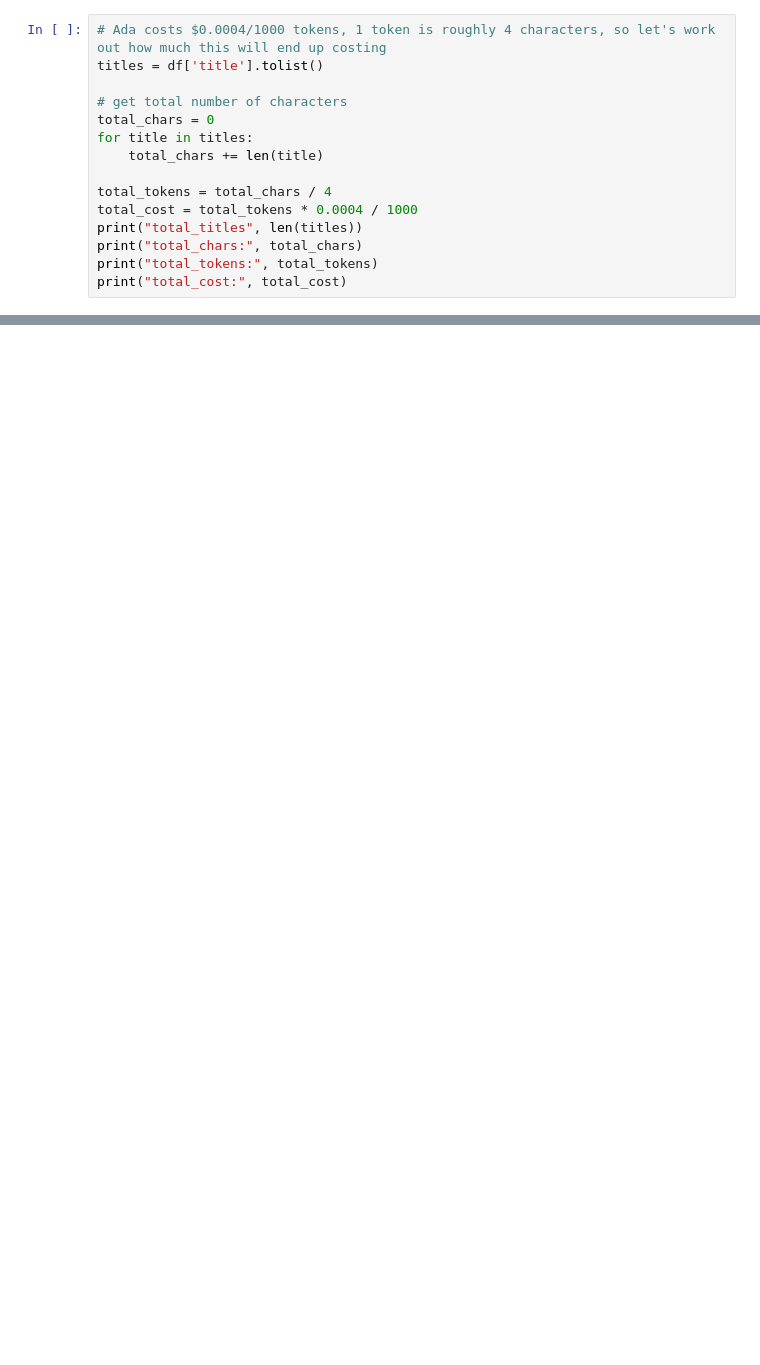
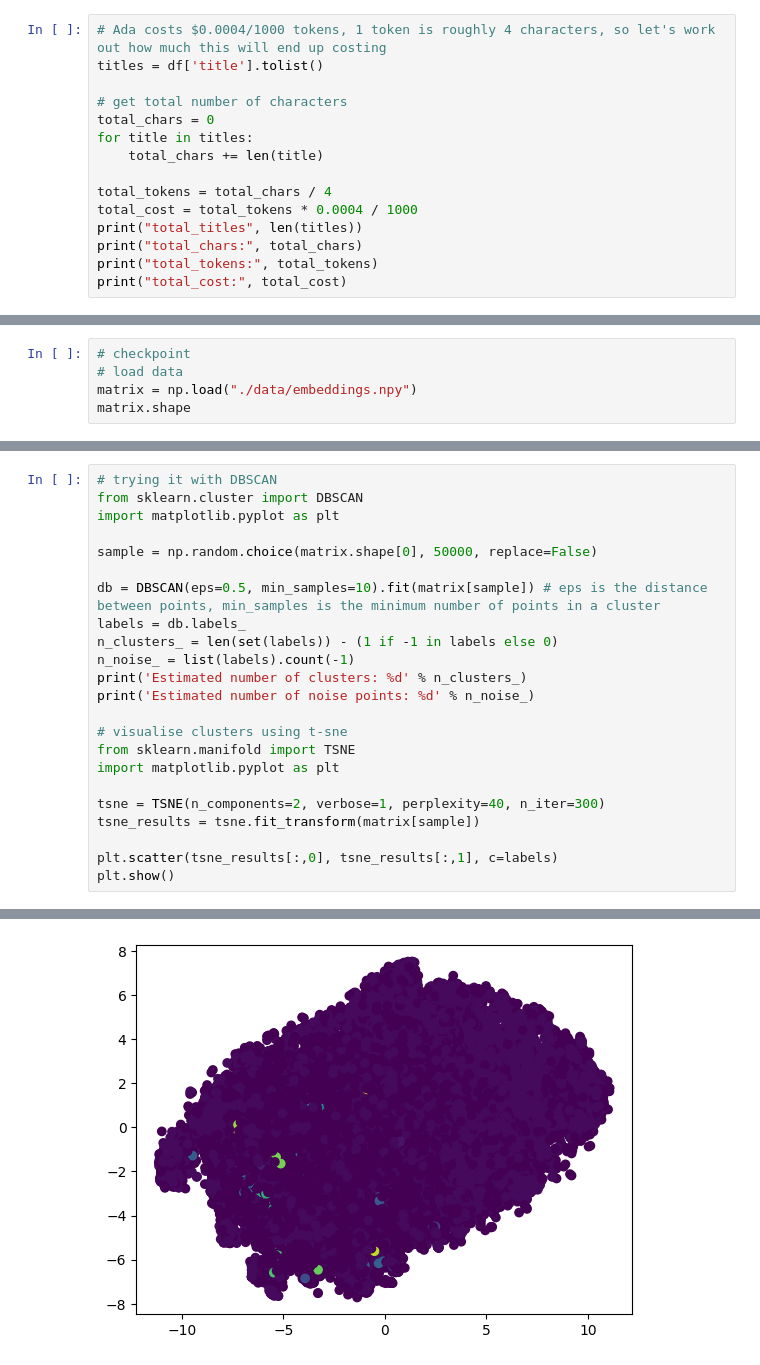
Before and after one commit to Lyncht98/riverstone-nlp-test, a Jupyter notebook: request-1.ipynb, the cells around one changed output, grey strips where cells are left out. Saved outputs shown, nothing was run; the diff lists cells and outputs as text; blank space fills up the shorter version.

```diff
--- a/request-1.ipynb
+++ b/request-1.ipynb
@@ -236,0 +221,5 @@ AttributeError: 'DataFrameGroupBy' object has no attribute 'Score'
+# %%
+# checkpoint
+# load data
+matrix = np.load("./data/embeddings.npy")
+matrix.shape
@@ -236,0 +306,24 @@ AttributeError: 'DataFrameGroupBy' object has no attribute 'Score'
+# %%
+# trying it with DBSCAN
+from sklearn.cluster import DBSCAN
+import matplotlib.pyplot as plt
+
+sample = np.random.choice(matrix.shape[0], 50000, replace=False)
+
+db = DBSCAN(eps=0.5, min_samples=10).fit(matrix[sample]) # eps is the distance between points, min_samples is the minimum number of points in a cluster
+labels = db.labels_
+n_clusters_ = len(set(labels)) - (1 if -1 in labels else 0)
+n_noise_ = list(labels).count(-1)
+print('Estimated number of clusters: %d' % n_clusters_)
+print('Estimated number of noise points: %d' % n_noise_)
+
+# visualise clusters using t-sne
+from sklearn.manifold import TSNE
+import matplotlib.pyplot as plt
+
+tsne = TSNE(n_components=2, verbose=1, perplexity=40, n_iter=300)
+tsne_results = tsne.fit_transform(matrix[sample])
+
+plt.scatter(tsne_results[:,0], tsne_results[:,1], c=labels)
+plt.show()
+# %% [output]
@@ -236,0 +347 @@ AttributeError: 'DataFrameGroupBy' object has no attribute 'Score'
+[figure, added]
```
Also changed, not shown: parts of 35 cells of this notebook.
